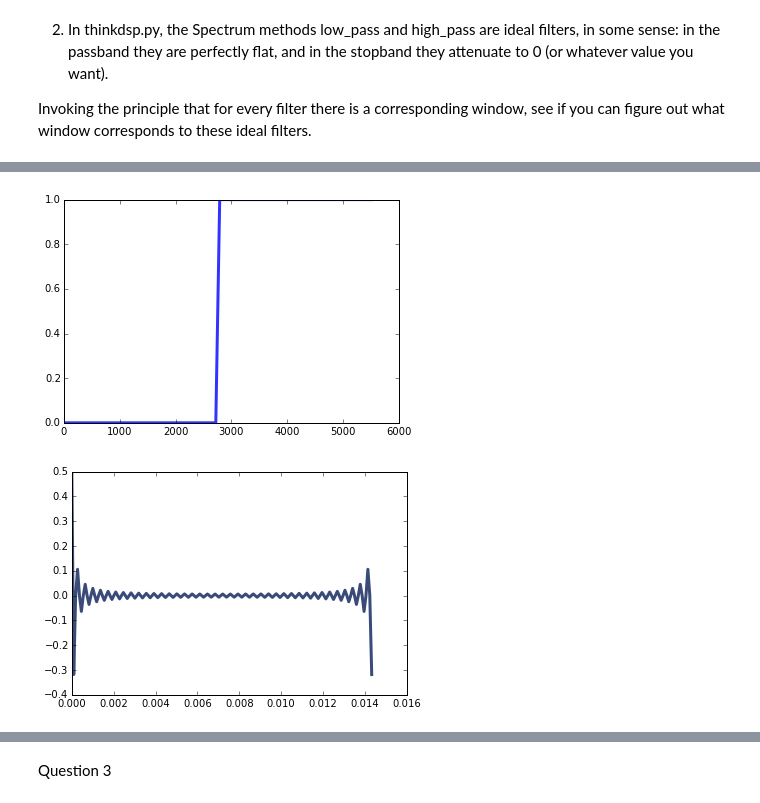
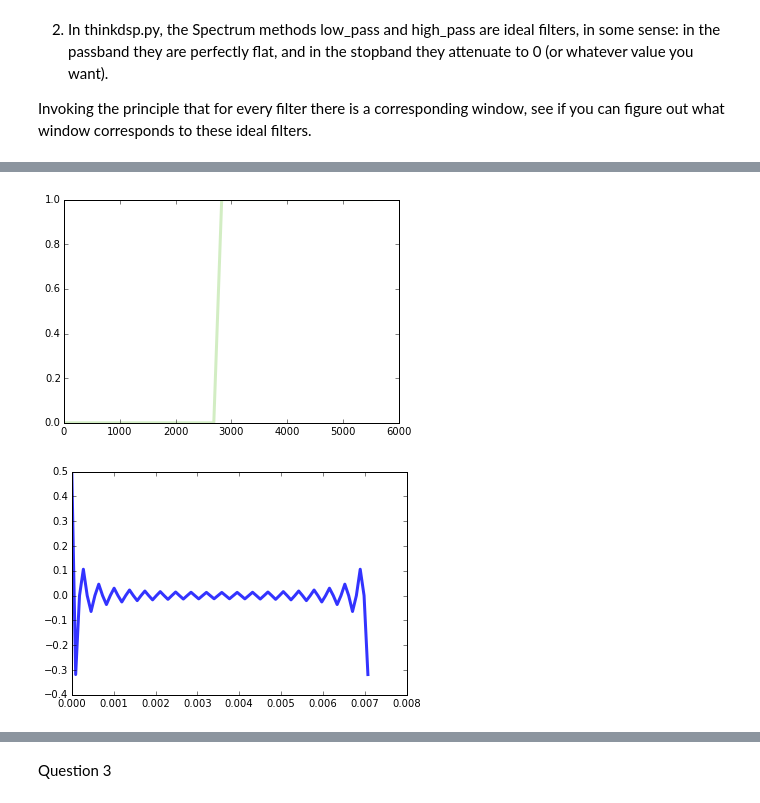
Before and after one commit to sabumjung/ThinkDSP, a Jupyter notebook: code/ps05.ipynb, the cells around one changed output, grey strips where cells are left out. Drawn from its saved outputs; the diff is of its cells as text; code cells hidden in the pictures.

```diff
--- a/code/ps05.ipynb
+++ b/code/ps05.ipynb
@@ -68,10 +66,10 @@ lowpass_window.plot()
 # %%
-highpass = thinkdsp.Spectrum(numpy.array([0]*40+[1]*40), 11025)
+highpass = thinkdsp.Spectrum(numpy.array([0]*20+[1]*20), 11025)
 highpass.plot()
 # %% [output]
-[figure, old version]
+[figure, new version]
 # %%
 highpass_window = highpass.make_wave()
 highpass_window.plot()
 # %% [output]
-[figure, old version]
+[figure, new version]
```
Also changed, not shown: parts of 20 cells of this notebook.
